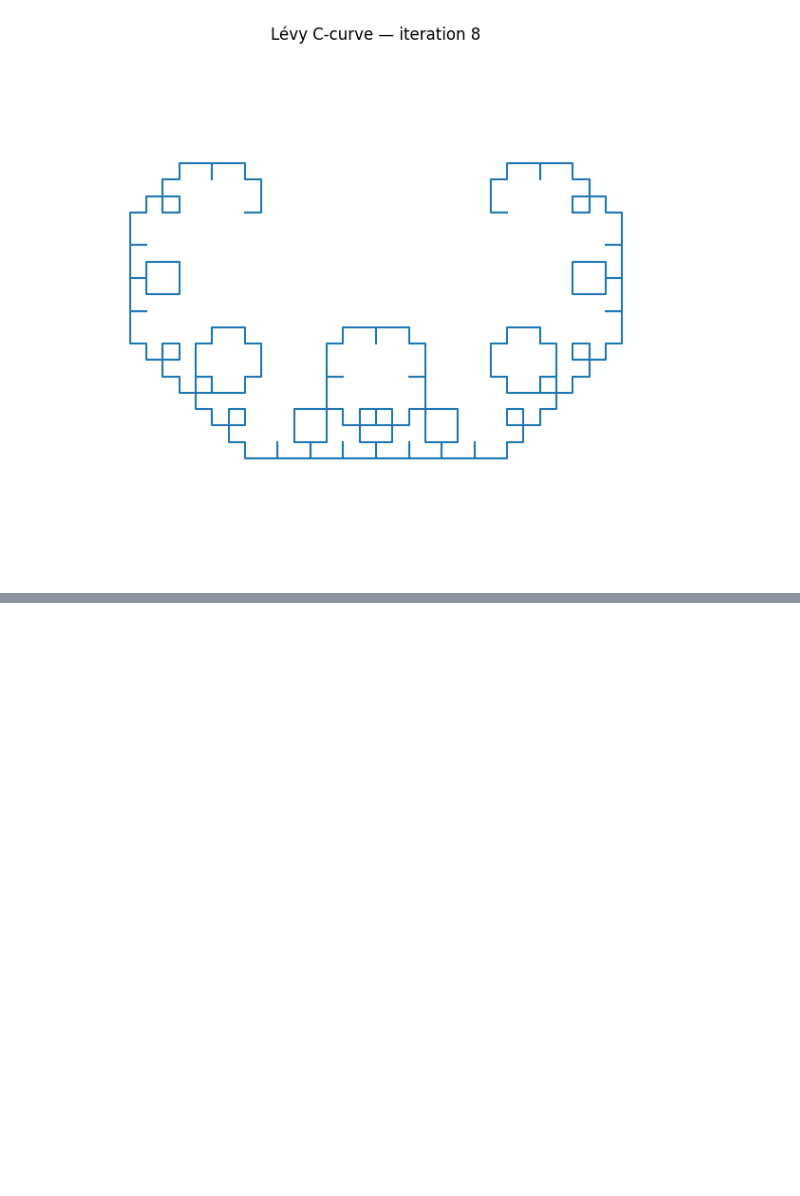
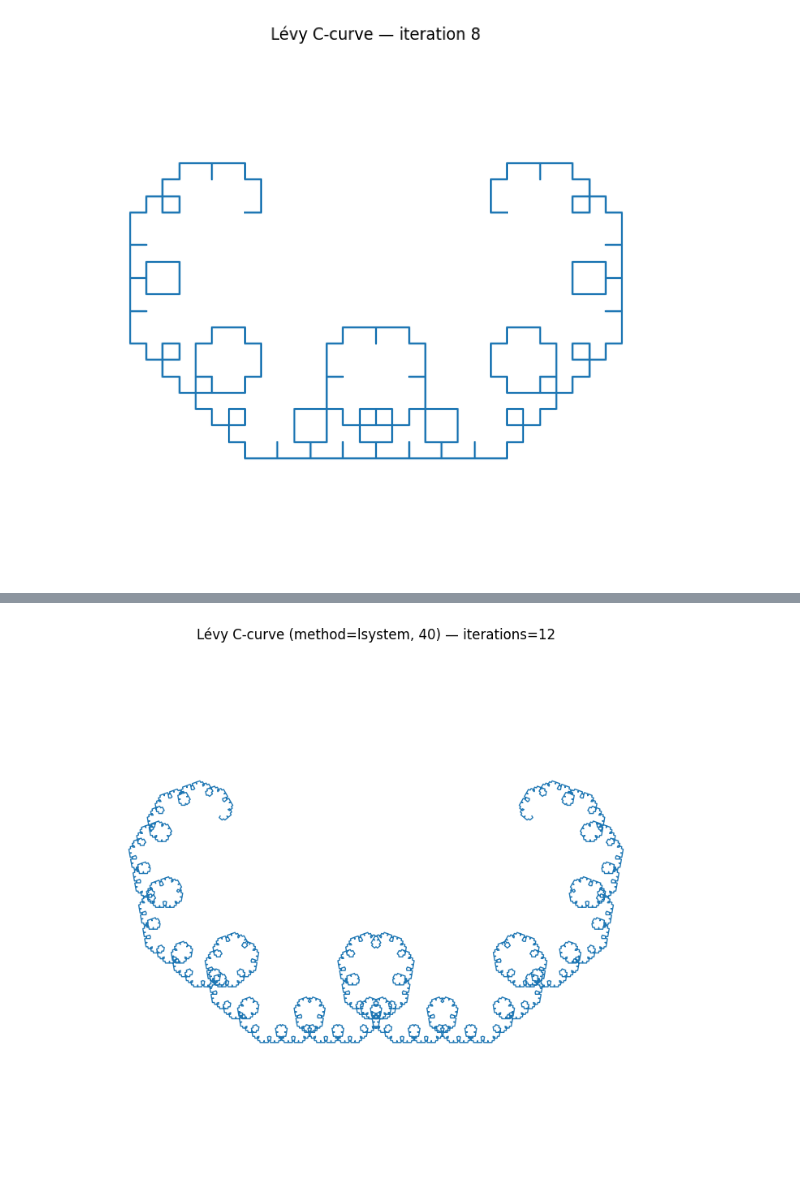
Before and after one commit to Ja-Gk-00/Fractal-Generator-Analysis, a Jupyter notebook: LevyCurveTest.ipynb, the cells around one changed output, grey strips where cells are left out. Cells and saved outputs as stored; diff of their text form; code cells hidden in the pictures; blank space fills up the shorter version.

```diff
--- a/LevyCurveTest.ipynb
+++ b/LevyCurveTest.ipynb
@@ -94,0 +104,7 @@ levy.plot(figsize=(7,7), linewidth=1.0)
+# %%
+levy = LevyCCurve(iterations=12, angle_deg=40, method="lsystem", lsystem_rules={"F": "+F--F+"})
+
+levy.generate()
+levy.plot(figsize=(7,7), linewidth=1.0)
+# %% [output]
+[figure, added]
```
Also changed, not shown: parts of 8 cells of this notebook.
